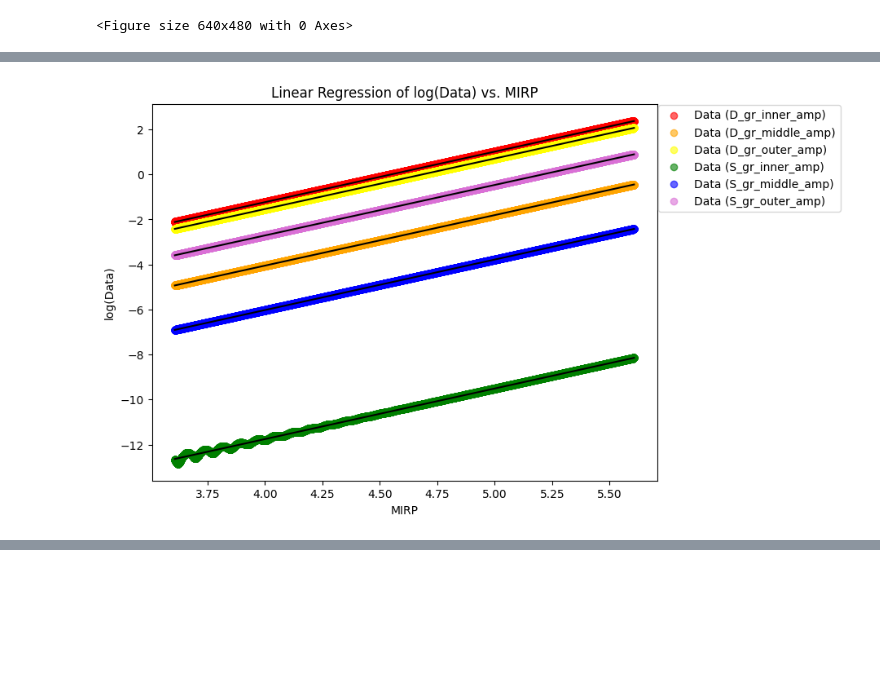
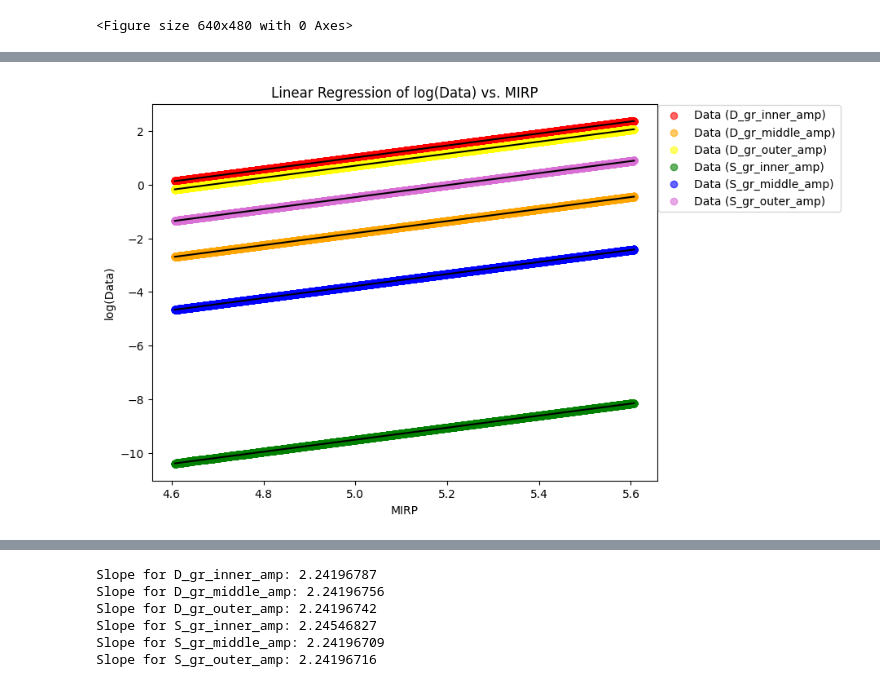
Before and after one commit to Hannahs-Jackson/Galactic_Formation_Hadley, a Jupyter notebook: Analysis_Tool.ipynb, the cells around one changed output, grey strips where cells are left out. Cells and saved outputs as stored; diff of their text form; code cells hidden in the pictures; blank space fills up the shorter version.

Commit message:
slope check progress

```diff
--- a/Analysis_Tool.ipynb
+++ b/Analysis_Tool.ipynb
@@ -34,7 +34,7 @@ color_in = 'red'
 color_mid = 'green'
 color_out = 'blue'
 color_by_num = ['crimson', 'orange', 'goldenrod', 'green', 'skyblue', 'darkorchid']
-colors = ['red', 'orange', 'yellow', 'green', 'blue', 'orchid']
+simple_color = ['red', 'orange', 'yellow', 'green', 'blue', 'orchid']
 
 # Color pallette
 α = .5
@@ -75,10 +177,11 @@ df = df.drop(columns=df.filter(regex='phase$').columns)
 df["MIRP"] = pd.to_numeric(df["MIRP"], errors="coerce")
 
 # Define the range for regression
+MIRP_range = 1.0
 last_MIRP = df['MIRP'].iloc[-1]
-MIRP_threshold = last_MIRP - 2.0
+MIRP_threshold = last_MIRP - MIRP_range
 
-# Filter the data for the last 2 time units
+# Filter the data for the MIRP time range
 df_subset = df[df['MIRP'] >= MIRP_threshold]
 
 # Plotting the data and the regression lines
@@ -89,7 +192,7 @@ columns = ['D_gr_inner_amp', 'D_gr_middle_amp', 'D_gr_outer_amp',
            'S_gr_inner_amp', 'S_gr_middle_amp', 'S_gr_outer_amp']
 
 # Simple colors to use
-colors = ['red', 'orange', 'yellow', 'green', 'blue', 'orchid']
+colors = simple_color
 
 # Store slopes for each column
 slopes = {}
@@ -103,31 +206,31 @@ for idx, column in enumerate(columns):
     # Perform linear regression
     slope, intercept, r_value, p_value, std_err = stats.linregress(df_subset['MIRP'], df_subset[f'log_{column}'])
 
     # Store the slope in the dictionary
     slopes[column] = slope
     color = colors[idx]  # Get the color from the list
 
     # Plot the original data (log-transformed)
     plt.scatter(df_subset['MIRP'], df_subset[f'log_{column}'], label=f'Data ({column})', alpha=0.6, color=color)
 
     # Plot the regression line
     regression_line = slope * df_subset['MIRP'] + intercept
     plt.plot(df_subset['MIRP'], regression_line, label=None, color='black')
 
 # Adding labels and title
 plt.xlabel('MIRP')
 plt.ylabel('log(Data)')
 plt.title('Linear Regression of log(Data) vs. MIRP')
 
 # Displaying the legend outside of the plot
 plt.legend(loc='upper left', bbox_to_anchor=(1, 1), borderaxespad=0.1)
 
 # Show the plot
 plt.show()
 
 # Print out the slopes for each column with the color used
 for idx, (column, slope) in enumerate(slopes.items()):
     color = colors[idx]  # Get the color used in the plot
     print(f"Slope for {column} (color: {color}): {slope:.8f}")
 # %% [output]
-[figure, old version]
+[figure, new version]
@@ -139,0 +243,57 @@ Slope for S_gr_outer_amp (color: orchid): 2.24196716
+# %%
+def MIRP_Settled_Test(MIRP_rng): # Checks if the Star and Disk growth rate have settled into mode
+    # Load data, Star is from fort.22, Disk is from fort.23
+    col_name_1 = ['MIRP', 'S_gr_inner_amp', 'S_gr_inner_phase', 'S_gr_middle_amp', 'S_gr_middle_phase', 'S_gr_outer_amp', 'S_gr_outer_phase']
+    col_name_2 = ['MIRP', 'D_gr_inner_amp', 'D_gr_inner_phase', 'D_gr_middle_amp', 'D_gr_middle_phase', 'D_gr_outer_amp', 'D_gr_outer_phase']
+
+    df1 = pd.read_csv("fort.22", names=col_name_1, header=None, sep='\s+')
+    df2 = pd.read_csv("fort.23", names=col_name_2, header=None, sep='\s+')
+
+    # Merge the dataframes on the 'MIRP' column
+    df = pd.merge(df1, df2, on="MIRP", suffixes=('_disk', '_star'))
+
+    # Drop all columns that end with 'phase'
+    df = df.drop(columns=df.filter(regex='phase$').columns)
+
+    # Ensure that MIRP is numeric
+    df["MIRP"] = pd.to_numeric(df["MIRP"], errors="coerce")
+
+    # Define the range for regression
+    MIRP_range = MIRP_rng
+    last_MIRP = df['MIRP'].iloc[-1]
+    MIRP_threshold = last_MIRP - MIRP_range
+
+    # Filter the data for the MIRP time range
+    df_subset = df[df['MIRP'] >= MIRP_threshold]
+
+    # List of columns to process
+    columns = ['D_gr_inner_amp', 'D_gr_middle_amp', 'D_gr_outer_amp',
+            'S_gr_inner_amp', 'S_gr_middle_amp', 'S_gr_outer_amp']
+
+    # Store slopes for each column
+    slopes = {}
+
+    # Loop through each column and perform regression
+    for idx, column in enumerate(columns):
+        # Apply log transformation to the y-axis
+        df_subset = df_subset.copy()  # Avoid SettingWithCopyWarning
+        df_subset[f'log_{column}'] = np.log10(df_subset[column])
+
+        # Perform linear regression
+        slope, intercept, r_value, p_value, std_err = stats.linregress(df_subset['MIRP'], df_subset[f'log_{column}'])
+
+        # Store the slope in the dictionary
+        slopes[column] = slope
+
+    # Print out the slopes for each column
+    for idx, (column, slope) in enumerate(slopes.items()):
+        print(f"Slope for {column}: {slope:.8f}")
+
+MIRP_Settled_Test(2.0)
+# %% [output]
+Slope for D_gr_inner_amp: 2.24196787
+Slope for D_gr_middle_amp: 2.24196756
+Slope for D_gr_outer_amp: 2.24196742
+Slope for S_gr_inner_amp: 2.24546827
+Slope for S_gr_middle_amp: 2.24196709
+Slope for S_gr_outer_amp: 2.24196716
```
Also changed, not shown: parts of 3 cells of this notebook.
